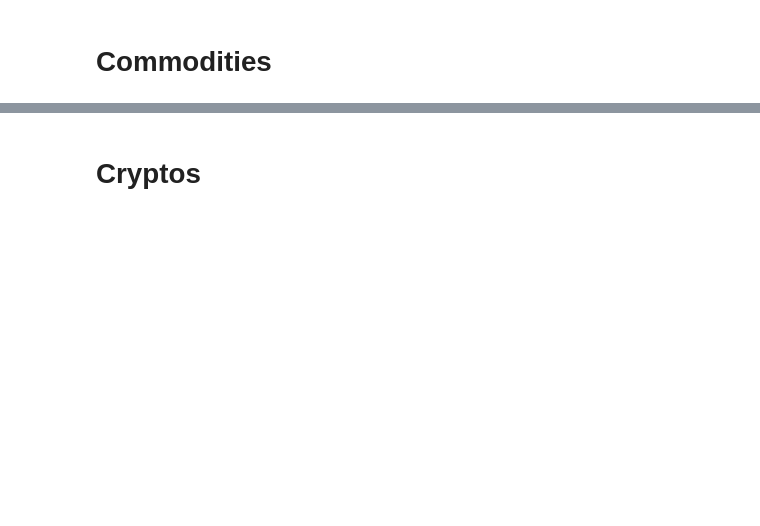
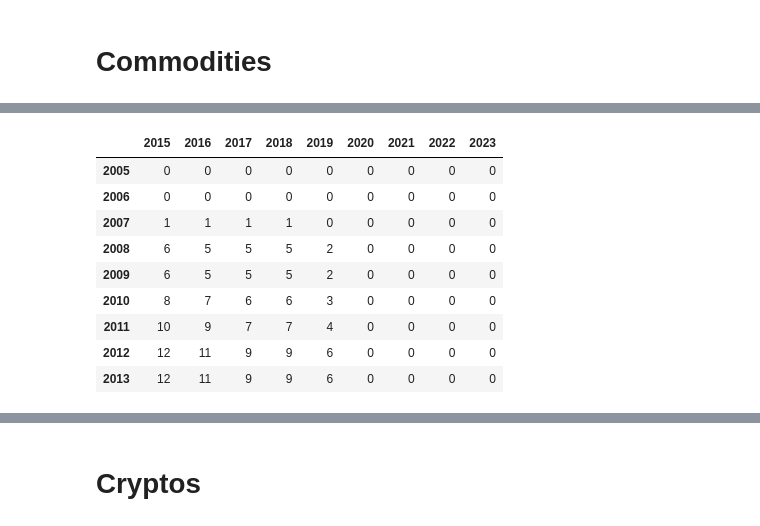
Before and after one commit to lqwic/deep_var, a Jupyter notebook: deepvar_datasets.ipynb, the cells around one changed output, grey strips where cells are left out. Cells and saved outputs as stored; diff of their text form; code cells hidden in the pictures; blank space fills up the shorter version.

```diff
--- a/deepvar_datasets.ipynb
+++ b/deepvar_datasets.ipynb
@@ -147,0 +80,13 @@ clean_commodities = clean_commodities.loc[:'2018']
+# %%
+make_shape_table(commodities, range(2005, 2014), range(2015, 2024))
+# %% [output]
+|  | 2015 | 2016 | 2017 | 2018 | 2019 | 2020 | 2021 | 2022 | 2023 |
+| 2005 | 0 | 0 | 0 | 0 | 0 | 0 | 0 | 0 | 0 |
+| 2006 | 0 | 0 | 0 | 0 | 0 | 0 | 0 | 0 | 0 |
+| 2007 | 1 | 1 | 1 | 1 | 0 | 0 | 0 | 0 | 0 |
+| 2008 | 6 | 5 | 5 | 5 | 2 | 0 | 0 | 0 | 0 |
+| 2009 | 6 | 5 | 5 | 5 | 2 | 0 | 0 | 0 | 0 |
+| 2010 | 8 | 7 | 6 | 6 | 3 | 0 | 0 | 0 | 0 |
+| 2011 | 10 | 9 | 7 | 7 | 4 | 0 | 0 | 0 | 0 |
+| 2012 | 12 | 11 | 9 | 9 | 6 | 0 | 0 | 0 | 0 |
+| 2013 | 12 | 11 | 9 | 9 | 6 | 0 | 0 | 0 | 0 |
```
Also changed, not shown: parts of 29 cells of this notebook, 3 other files.
